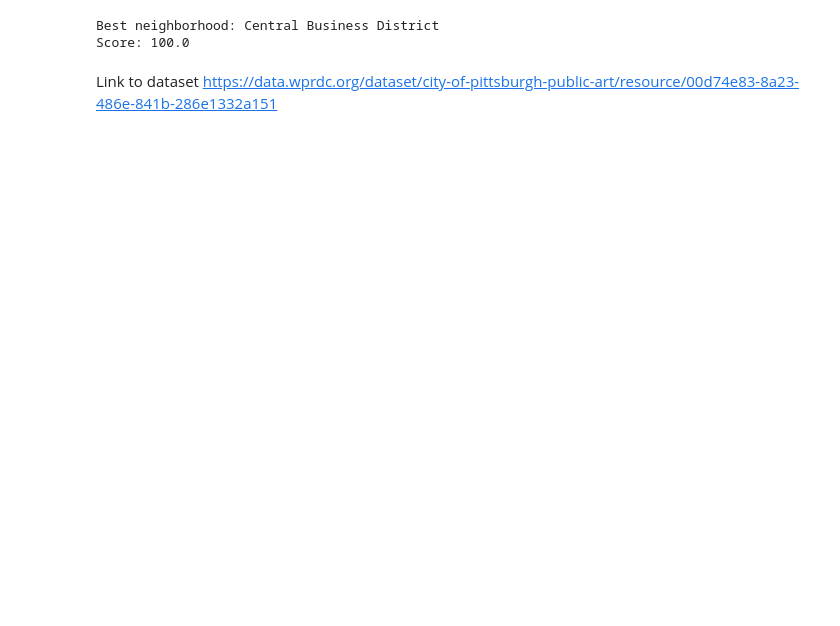
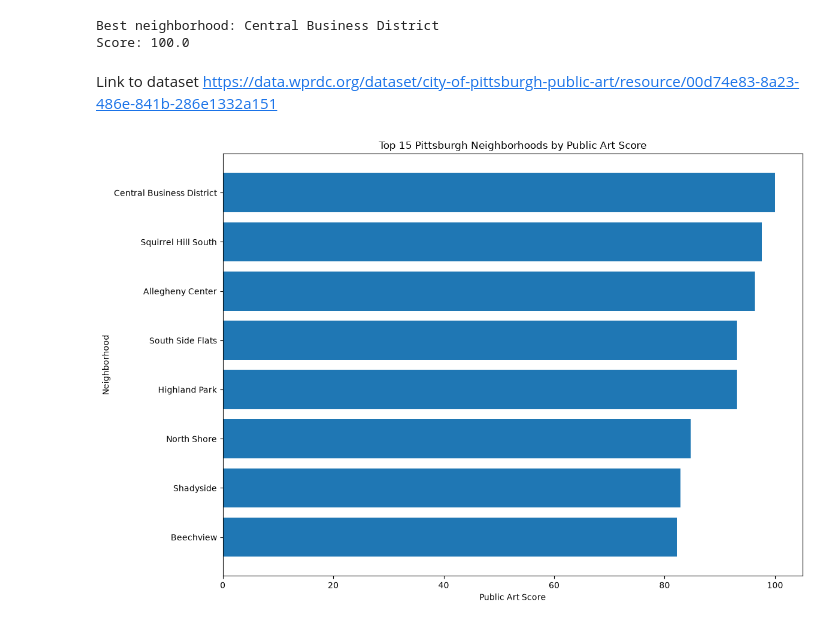
Before and after one commit to Sleepblox/CMPINF-0010-Final-Project, a Jupyter notebook: casnotebook/publicArt.ipynb, the cells around one changed output. Saved outputs shown, nothing was run; the diff lists cells and outputs as text; code cells hidden in the pictures; blank space fills up the shorter version.

Commit message:
added graph

```diff
--- a/casnotebook/publicArt.ipynb
+++ b/casnotebook/publicArt.ipynb
@@ -44,3 +44,33 @@ Best neighborhood: Central Business District
 Score: 100.0
 # %% [markdown]
 Link to dataset https://data.wprdc.org/dataset/city-of-pittsburgh-public-art/resource/00d74e83-8a23-486e-841b-286e1332a151
+# %%
+import matplotlib.pyplot as plt
+from pandas import read_csv
+
+finalScores = read_csv("../finalMetric/finalScores.csv", index_col="neighborhood")
+
+artGraph = finalScores.sort_values(
+    by="artFinalScore",
+    ascending=False
+).head(15)
+
+artGraph = artGraph.reset_index()
+
+plt.figure(figsize=(12, 8))
+
+plt.barh(
+    artGraph["neighborhood"],
+    artGraph["artFinalScore"]
+)
+
+plt.xlabel("Public Art Score")
+plt.ylabel("Neighborhood")
+plt.title("Top 15 Pittsburgh Neighborhoods by Public Art Score")
+
+plt.gca().invert_yaxis()
+
+plt.tight_layout()
+plt.show()
+# %% [output]
+[figure, added]
```
Also changed, not shown: parts of 1 cell of this notebook, 1 other file.
